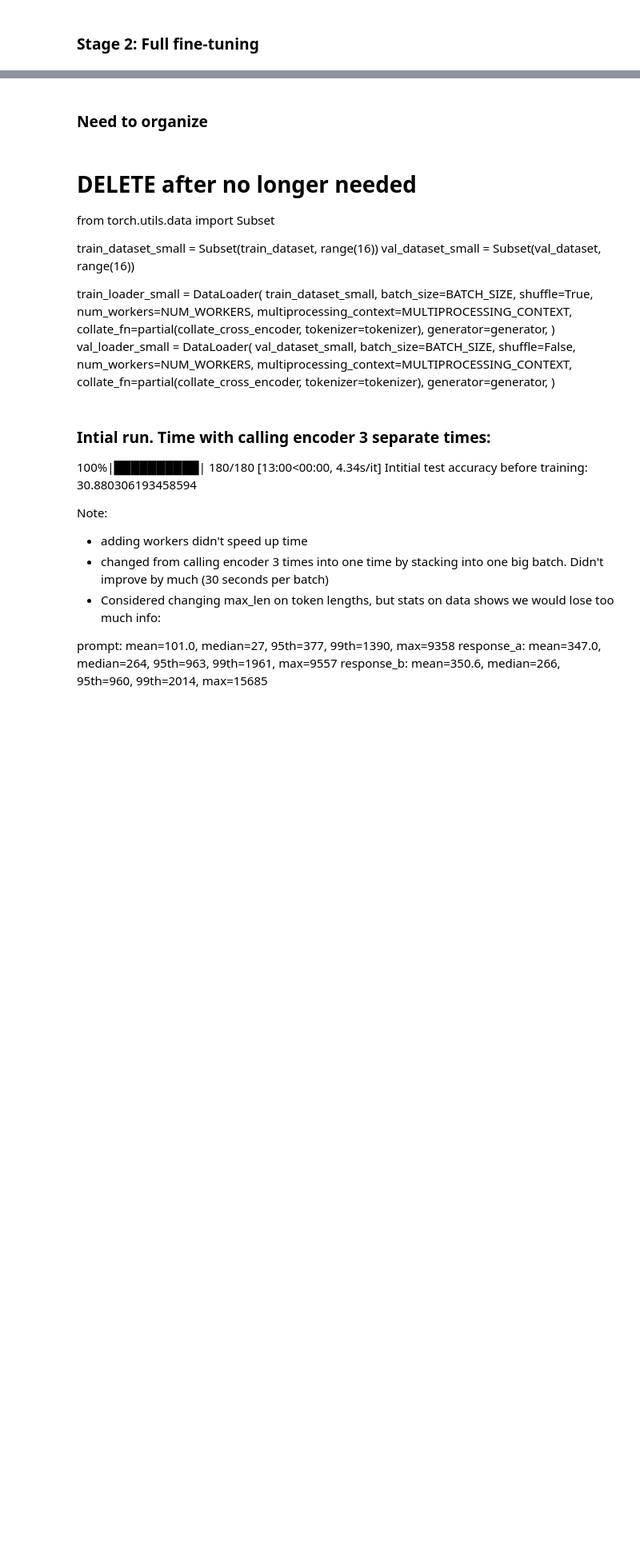
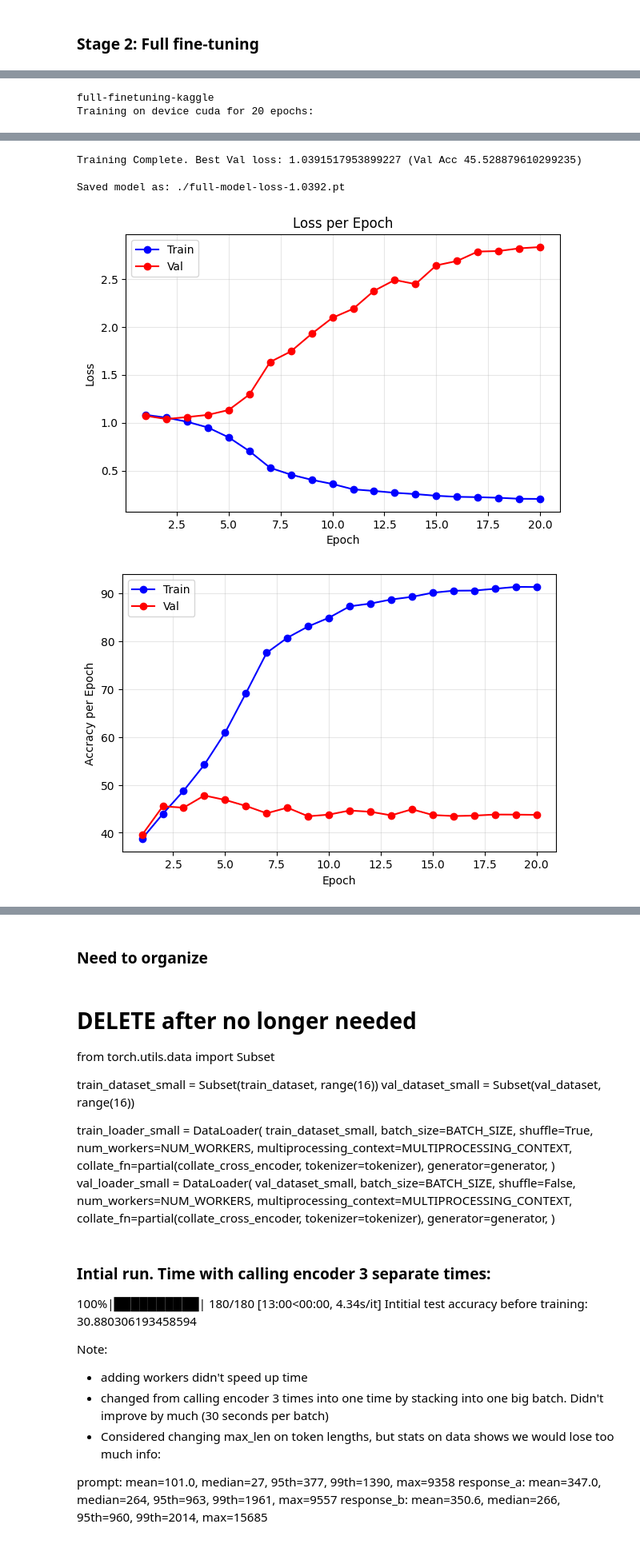
Before and after one commit to fernandoquintino/llm-classification-finetuning, a Jupyter notebook: LLM_kaggle_proect.ipynb, the cells around one changed output, grey strips where cells are left out. Shown at 80% size. Cells and saved outputs as stored; diff of their text form; code cells hidden in the pictures; blank space fills up the shorter version.

Commit message:
Can fully train on kaggle all stages

```diff
--- a/LLM_kaggle_proect.ipynb
+++ b/LLM_kaggle_proect.ipynb
@@ -39,7 +37,7 @@ torch.mps.manual_seed(SEED) # Same as above but for MPS
 generator = torch.Generator().manual_seed(SEED)
 
 # Environment
-ENVIRONMENT = "MAC" # "COLAB", "KAGGLE", "MAC"
+ENVIRONMENT = "KAGGLE" # "COLAB", "KAGGLE", "MAC"
 if ENVIRONMENT == "KAGGLE":
     TARGET_DEVICE = "cuda"
     PROJECT_ROOT = "./"
@@ -56,7 +54,7 @@ elif ENVIRONMENT == "COLAB":
 # Training
 if ENVIRONMENT == "KAGGLE":
     BATCH_SIZE = 128
-    NUM_WORKERS = 3
+    NUM_WORKERS = 2
     MULTIPROCESSING_CONTEXT = None
 elif ENVIRONMENT == "MAC":
     # To be used only when training the classifier with pre-encoded input.
@@ -64,17 +62,19 @@ elif ENVIRONMENT == "MAC":
     NUM_WORKERS = 6
     MULTIPROCESSING_CONTEXT = "fork"
 elif ENVIRONMENT == "COLAB":
-    BATCH_SIZE = 64
-    NUM_WORKERS = 3
+    BATCH_SIZE = 128
+    NUM_WORKERS = 0
     MULTIPROCESSING_CONTEXT = None
 # %%
 # CLASSIFIER_WEIGHTS_FILE must be a full/absolute path. A relative path would
 # resolve differently depending on where the process is run from.
 if ENVIRONMENT == "KAGGLE":
-    DATA_PATH = "/kaggle/input/competitions/llm-classification-finetuning"
-    CLASSIFIER_WEIGHTS_FILE = None
+    DATA_PATH = "/kaggle/input/competitions/llm-classification-finetuning" # Folder containing data
+    CLASSIFIER_WEIGHTS_FILE = (
+        "/kaggle/input/models/fernandoquintinojr/classifier-model-llm/pytorch/default/1/classifier_state_1_state_dict.pth"
+    )
 elif ENVIRONMENT == "MAC":
-    DATA_PATH = "./data"
+    DATA_PATH = "data" # Folder containing data
     CLASSIFIER_WEIGHTS_FILE = (
         "/Users/fernandoquintino/Documents/CS files/Kaggle/"
         "LLM Classification Finetuning/mlartifacts/"
@@ -82,17 +82,19 @@ elif ENVIRONMENT == "MAC":
         "best_model_classifier_state_dict/state_dict.pth"
     )
 elif ENVIRONMENT == "COLAB":
-    DATA_PATH = "./data"
+    DATA_PATH = "data" # Folder containing data
     CLASSIFIER_WEIGHTS_FILE = os.path.join(
         PROJECT_ROOT,
         "classifier_state_1_state_dict.pth"
     )
 
+
 print(f"ENVIRONMENT: {ENVIRONMENT}")
-print("Data location:", DATA_PATH)
-print("DATA_PATH exists:", os.path.exists(DATA_PATH))
+print("Data location:", os.path.join(PROJECT_ROOT,DATA_PATH))
+print("DATA_PATH exists:", os.path.exists(os.path.join(PROJECT_ROOT,DATA_PATH)))
 print("PROJECT_ROOT:", PROJECT_ROOT)
 print("PROJECT_ROOT exists:", os.path.exists(PROJECT_ROOT))
+print("CLASSIFIER_WEIGHTS_FILE: ", CLASSIFIER_WEIGHTS_FILE)
 print(
     "CLASSIFIER_WEIGHTS_FILE exists:",
     os.path.exists(CLASSIFIER_WEIGHTS_FILE)
@@ -120,7 +124,7 @@ mlflow.set_experiment(EXPERIMENT_NAME)
 # %% [markdown]
 ## The Data
 # %%
-df = pd.read_csv(os.path.join(DATA_PATH, "train.csv"))
+df = pd.read_csv(os.path.join(PROJECT_ROOT, DATA_PATH, "train.csv"))
 # Convert one-hot winner columns to a single label via argmax:
 # 0=response_a, 1=response_b, 2=tie.
 labels_one_hot = df[["winner_model_a", "winner_model_b", "winner_tie"]]
@@ -1349,7 +1348,7 @@ if run_training:
             )
             results_history.append(results)
             if len(blocks) == 1:
-                CLASSIFIER_WEIGHTS_FILE = os.path.join(PROJECT_ROOT, f"model_classifier-loss-{results["best_loss"]:.4f}.pt")
+                CLASSIFIER_WEIGHTS_FILE = os.path.join(PROJECT_ROOT, f"model_classifier-state-dict.pt")
                 torch.save(
                 results["best_model"].state_dict(),
                 CLASSIFIER_WEIGHTS_FILE
@@ -1446,8 +1438,8 @@ test_loader = DataLoader(
     generator=generator,
 )
 # %%
-run_name = f"full-finetuning"
-run_training = False
+run_name = f"full-finetuning-kaggle"
+run_training = True
 if run_training:
     gc.collect()
     if device.type == "cuda":
@@ -1465,7 +1457,7 @@ if run_training:
 
     scaler = torch.amp.GradScaler(device.type)
     loss = nn.CrossEntropyLoss()
-    learning_rate = 1e-3
+    learning_rate = 2e-5
     optimizer = optim.AdamW(model.parameters(), lr=learning_rate)
     scheduler = optim.lr_scheduler.ReduceLROnPlateau(
         optimizer,
@@ -1482,7 +1474,7 @@ if run_training:
                             device=device,
                             optimizer=optimizer,
                             loss=loss,
-                            num_epochs=160,
+                            num_epochs=20,
                             scaler=scaler,
                             scheduler=scheduler,
                             run_name=run_name
@@ -1497,3 +1489,6 @@ if run_training:
         plot_results(results)
     else:
         print(f"Device is set to {device} (Needs to be set to {TARGET_DEVICE}).")
+# %% [output]
+full-finetuning-kaggle
+Training on device cuda for 20 epochs:
@@ -1499,0 +1512,5 @@ if run_training:
+Training Complete. Best Val loss: 1.0391517953899227 (Val Acc 45.528879610299235)
+
+Saved model as: ./full-model-loss-1.0392.pt
+[figure, added]
+[figure, added]
```
Also changed, not shown: parts of 21 cells of this notebook.
